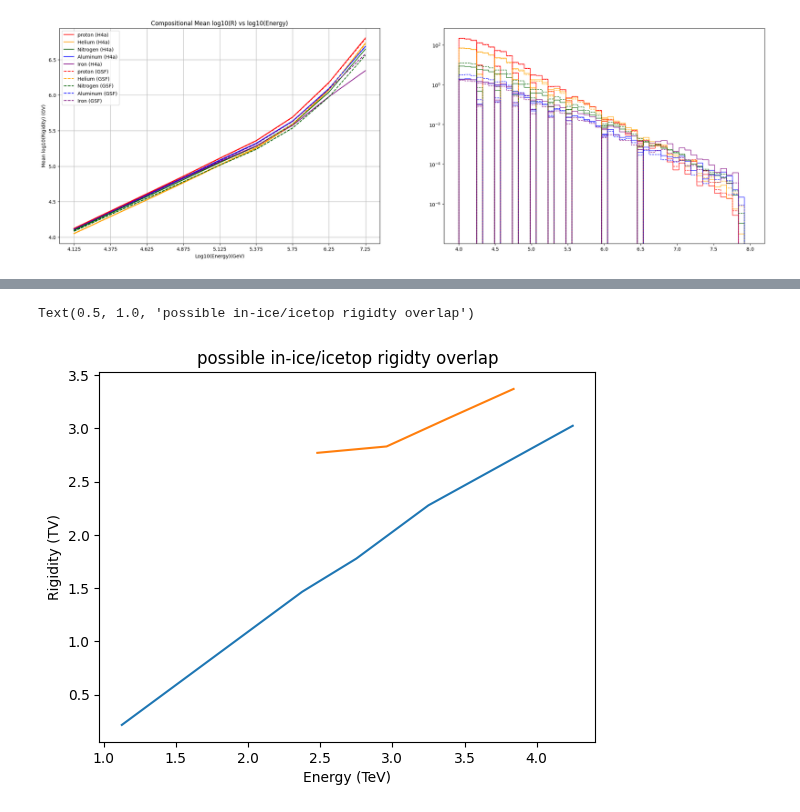
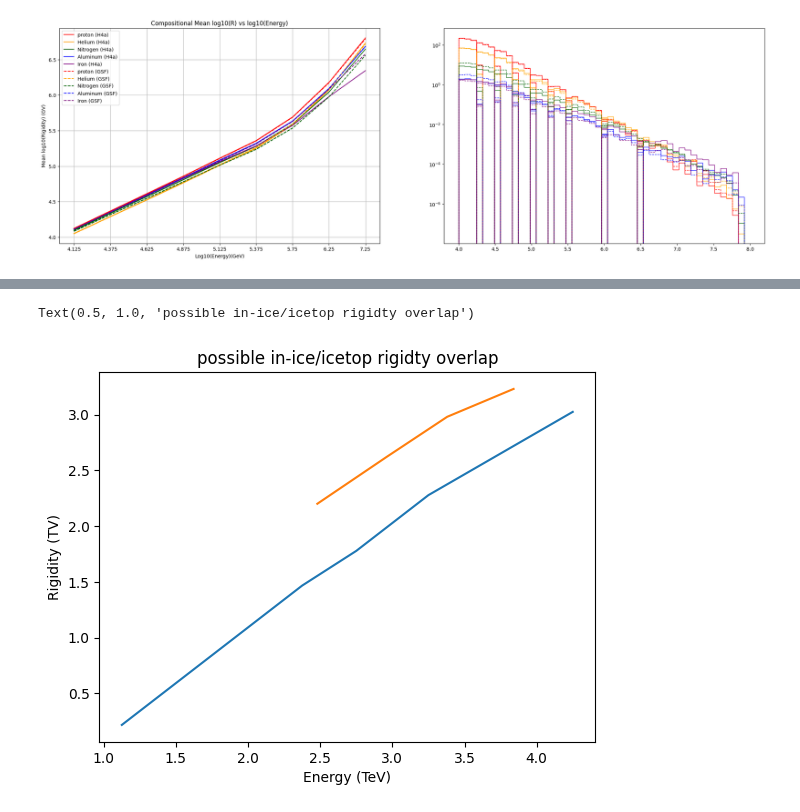
Before and after one commit to fmcnallyi3/it_anisotropy, a Jupyter notebook: rigidity/reco_energy.ipynb, the cells around one changed output, grey strips where cells are left out. Drawn from its saved outputs; the diff is of its cells as text; code cells hidden in the pictures.

```diff
--- a/rigidity/reco_energy.ipynb
+++ b/rigidity/reco_energy.ipynb
@@ -536,15 +397,15 @@ plt.legend(bbox_to_anchor=(1.25, 1))
 # %%
 # Little cell that creates a line plot to compare in-ice and icetop median rigidity
 medArr=[np.median(medbin_1)-3,np.median(medbin_2)-3,np.median(medbin_3)-3,np.median(medbin_4)-3,np.median(medbin_5)-3,
         np.median(medbin_6)-3,np.median(medbin_7)-3,np.median(medbin_8)-3,np.median(medbin_9)-3]
 medX=emids-3
-ITmedArr=[2.77,2.83,3.09,3.37]
+ITmedArr=[2.2,2.62,2.98,3.23]
 ITmedX=[2.48,2.96,3.38,3.84]
 plt.plot(medX, medArr)
 plt.plot(ITmedX, ITmedArr)
 plt.xlabel('Energy (TeV)')
 plt.ylabel('Rigidity (TV)')
 plt.title('possible in-ice/icetop rigidty overlap')
 # %% [output]
 Text(0.5, 1.0, 'possible in-ice/icetop rigidty overlap')
-[figure, old version]
+[figure, new version]
```
Also changed, not shown: parts of 14 cells of this notebook.
